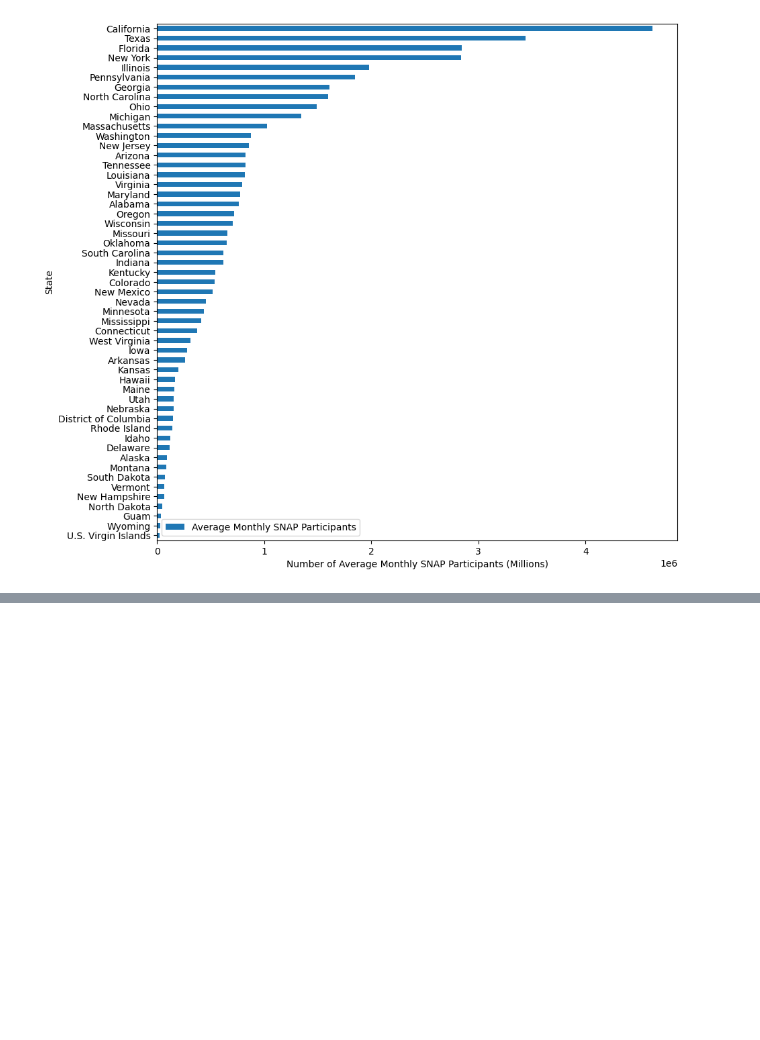
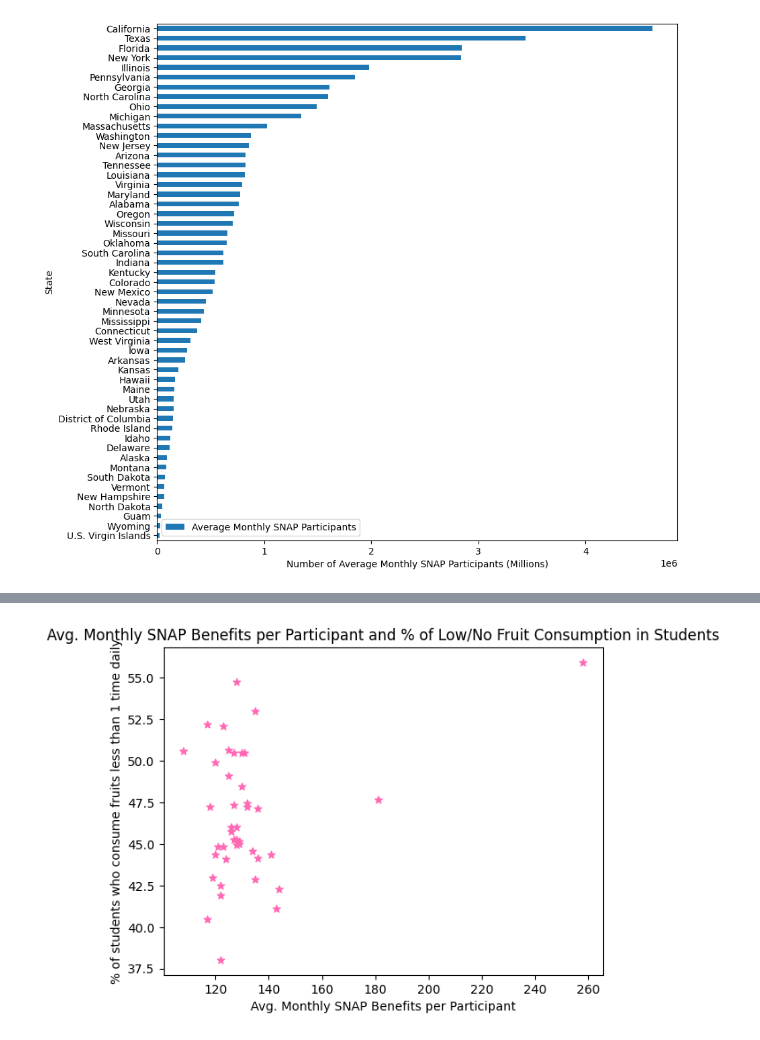
Before and after one commit to Ludougan123234/si618-project, a Jupyter notebook: nb/cerise.ipynb, the cells around one changed output, grey strips where cells are left out. Saved outputs shown, nothing was run; the diff lists cells and outputs as text; code cells hidden in the pictures; blank space fills up the shorter version.

```diff
--- a/nb/cerise.ipynb
+++ b/nb/cerise.ipynb
@@ -271,0 +323,13 @@ plt.ylabel("State");
+# %%
+snap_fruit_2019 = snap_fruit_2019[snap_fruit_2019['LocationDesc'] != 'Guam']
+snap_fruit_2019 = snap_fruit_2019.dropna(subset='Data_Value')
+snap_fruit_2019 = snap_fruit_2019.drop(snap_fruit_2019.index[1])
+# %%
+snap_fruit_2019["Average Monthly SNAP Benefits per Participant"] = snap_fruit_2019[
+    "Average Monthly SNAP Benefits per Participant"
+].apply(lambda x: int(x[1:]))
+# %%
+# get mean for percentage of students who consume fruits less than 1 time daily
+sf_2019_fruits_mean = snap_fruit_2019.groupby("LocationDesc")['Data_Value'].mean().to_frame().reset_index()
+# %%
+sf_2019_benefits_mean = snap_fruit_2019.groupby("LocationDesc")["Average Monthly SNAP Benefits per Participant"].mean().to_frame().reset_index()
@@ -271,0 +345,14 @@ plt.ylabel("State");
+# %%
+plt.scatter(
+    sf_2019_benefits_mean["Average Monthly SNAP Benefits per Participant"],
+    sf_2019_fruits_mean["Data_Value"],
+    color="hotpink",
+    marker="*",
+)
+plt.xlabel("Avg. Monthly SNAP Benefits per Participant")
+plt.ylabel("% of students who consume fruits less than 1 time daily")
+plt.title(
+    "Avg. Monthly SNAP Benefits per Participant and % of Low/No Fruit Consumption in Students"
+);
+# %% [output]
+[figure, added]
```
Also changed, not shown: parts of 57 cells of this notebook.
